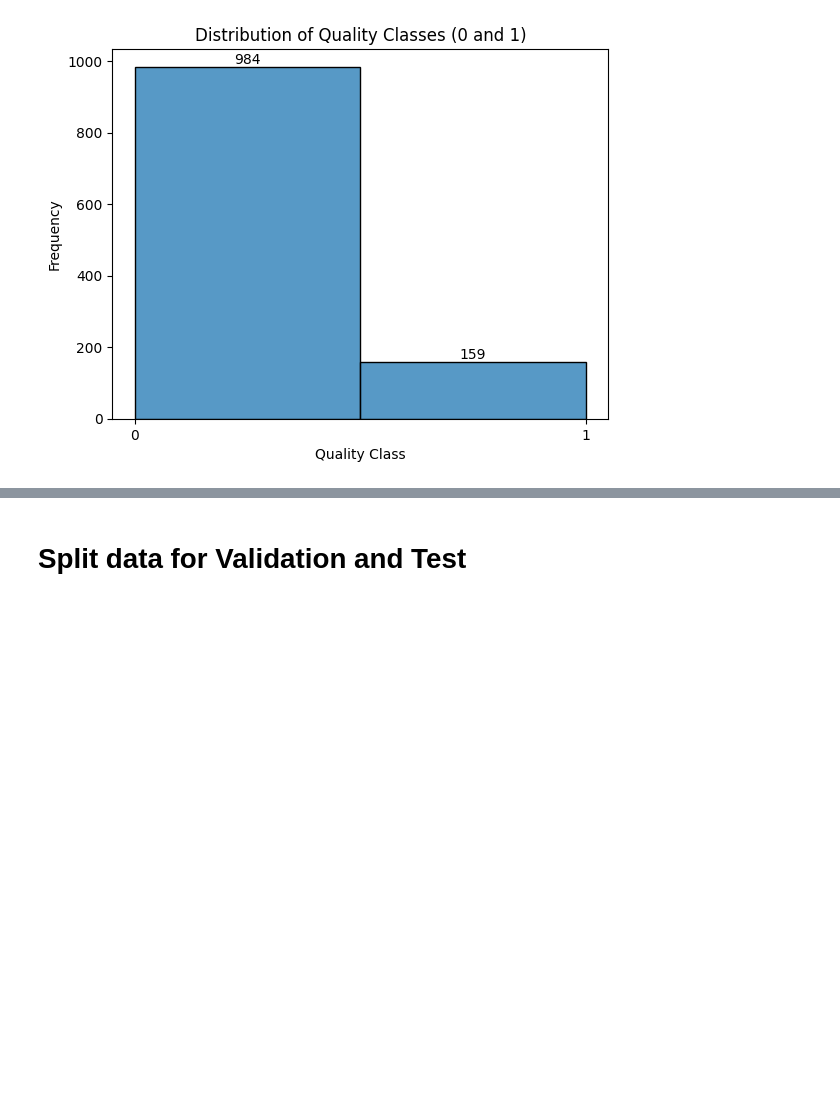
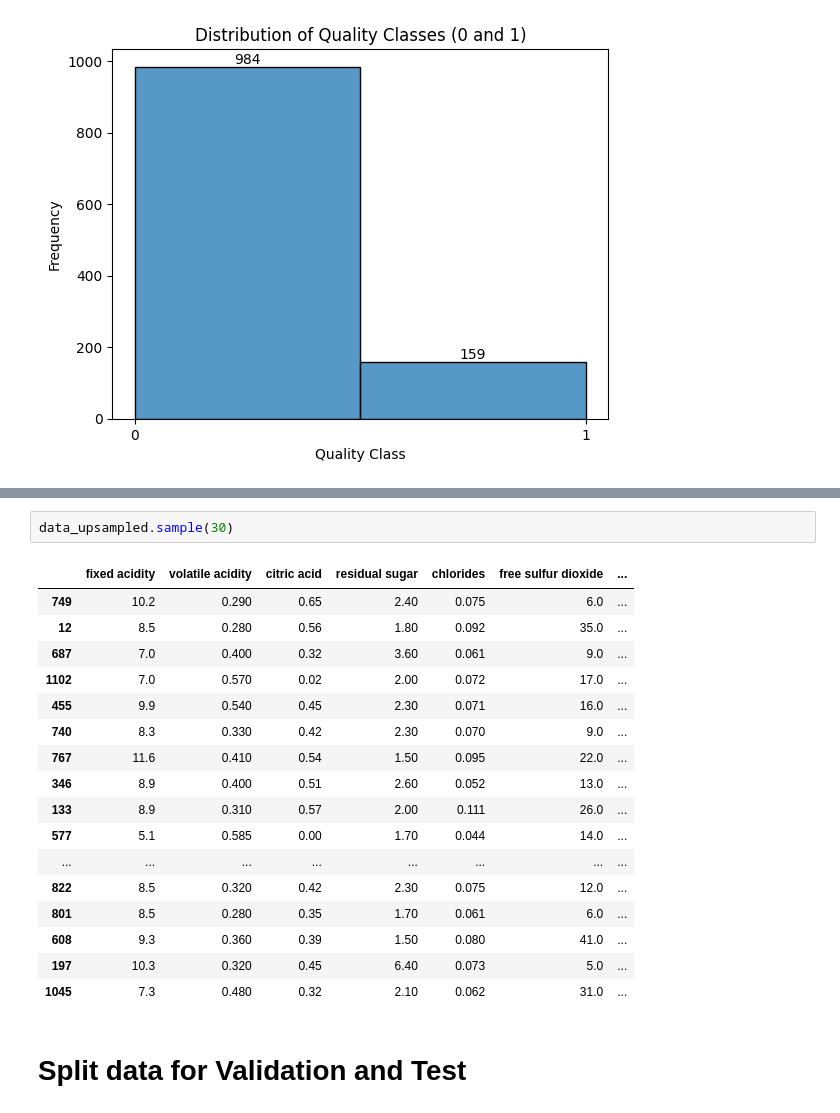
Before and after one commit to endangrusiana123/SistemCerdas, a Jupyter notebook: TugasKelompokKe1.ipynb, the cells around one changed output, grey strips where cells are left out. Drawn from its saved outputs; the diff is of its cells as text; blank space fills up the shorter version.

```diff
--- a/TugasKelompokKe1.ipynb
+++ b/TugasKelompokKe1.ipynb
@@ -95,3 +134,23 @@ plt.show()
+# %%
+data_upsampled.sample(30)
+# %% [output]
+|  | fixed acidity | volatile acidity | citric acid | residual sugar | chlorides | free sulfur dioxide | ... |
+| 749 | 10.2 | 0.290 | 0.65 | 2.40 | 0.075 | 6.0 | ... |
+| 12 | 8.5 | 0.280 | 0.56 | 1.80 | 0.092 | 35.0 | ... |
+| 687 | 7.0 | 0.400 | 0.32 | 3.60 | 0.061 | 9.0 | ... |
+| 1102 | 7.0 | 0.570 | 0.02 | 2.00 | 0.072 | 17.0 | ... |
+| 455 | 9.9 | 0.540 | 0.45 | 2.30 | 0.071 | 16.0 | ... |
+| 740 | 8.3 | 0.330 | 0.42 | 2.30 | 0.070 | 9.0 | ... |
+| 767 | 11.6 | 0.410 | 0.54 | 1.50 | 0.095 | 22.0 | ... |
+| 346 | 8.9 | 0.400 | 0.51 | 2.60 | 0.052 | 13.0 | ... |
+| 133 | 8.9 | 0.310 | 0.57 | 2.00 | 0.111 | 26.0 | ... |
+| 577 | 5.1 | 0.585 | 0.00 | 1.70 | 0.044 | 14.0 | ... |
+| ... | ... | ... | ... | ... | ... | ... | ... |
+| 822 | 8.5 | 0.320 | 0.42 | 2.30 | 0.075 | 12.0 | ... |
+| 801 | 8.5 | 0.280 | 0.35 | 1.70 | 0.061 | 6.0 | ... |
+| 608 | 9.3 | 0.360 | 0.39 | 1.50 | 0.080 | 41.0 | ... |
+| 197 | 10.3 | 0.320 | 0.45 | 6.40 | 0.073 | 5.0 | ... |
+| 1045 | 7.3 | 0.480 | 0.32 | 2.10 | 0.062 | 31.0 | ... |
 # %% [markdown]
 # Split data for Validation and Test
 # %% [markdown]
```
Also changed, not shown: parts of 11 cells of this notebook.
